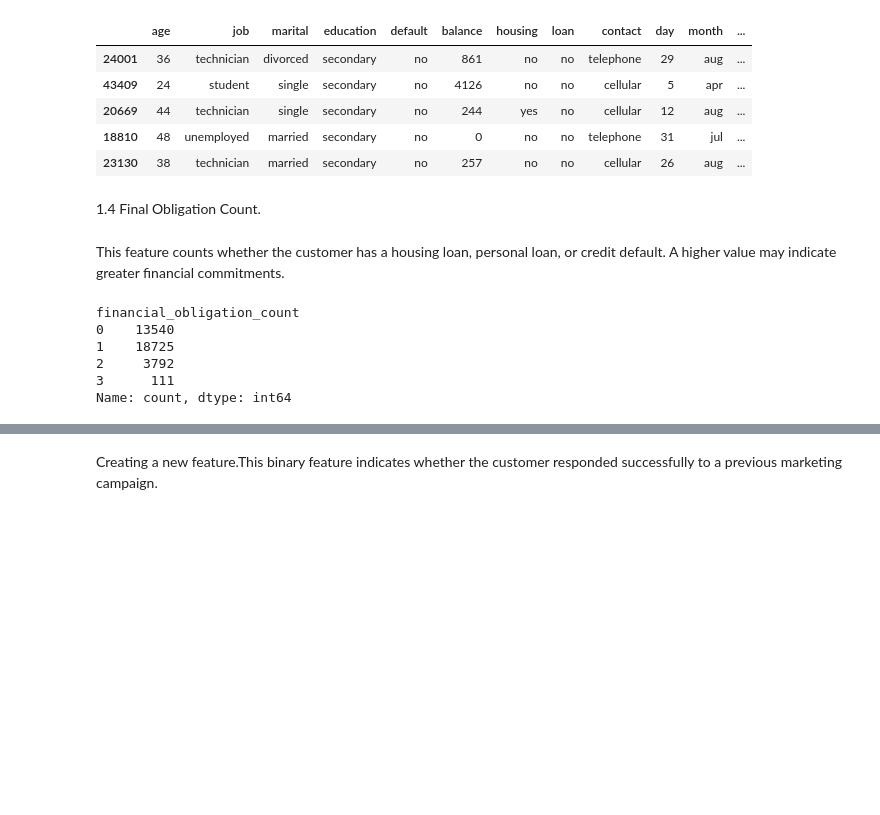
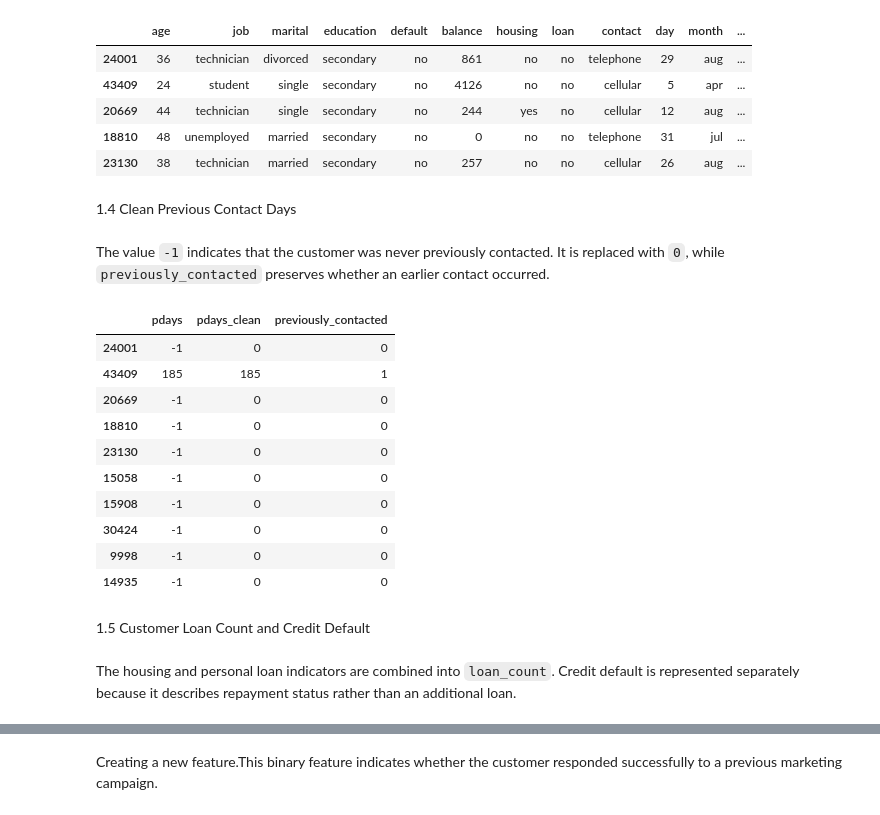
Before and after one commit to IT24102228/IT3091_Assignment_52, a Jupyter notebook: IT24101461_FeatureEngineering.ipynb, the cells around one changed output, grey strips where cells are left out. Saved outputs shown, nothing was run; the diff lists cells and outputs as text; code cells hidden in the pictures; blank space fills up the shorter version.

```diff
--- a/IT24101461_FeatureEngineering.ipynb
+++ b/IT24101461_FeatureEngineering.ipynb
@@ -63,3 +63,9 @@ X_train_fe.head()
 | 20669 | 44 | technician | single | secondary | no | 244 | yes | no | cellular | 12 | aug | ... |
 | 18810 | 48 | unemployed | married | secondary | no | 0 | no | no | telephone | 31 | jul | ... |
 | 23130 | 38 | technician | married | secondary | no | 257 | no | no | cellular | 26 | aug | ... |
+# %% [markdown]
+1.4 Clean Previous Contact Days
+# %% [markdown]
+The value `-1` indicates that the customer was never previously contacted. It is replaced with `0`, while `previously_contacted` preserves whether an earlier contact occurred.
+# %%
+X_train_fe["pdays_clean"] = X_train_fe["pdays"].replace(-1, 0)
@@ -66,4 +74,20 @@ X_train_fe.head()
+# %%
+X_train_fe[
+    ["pdays", "pdays_clean", "previously_contacted"]
+].head(10)
+# %% [output]
+|  | pdays | pdays_clean | previously_contacted |
+| 24001 | -1 | 0 | 0 |
+| 43409 | 185 | 185 | 1 |
+| 20669 | -1 | 0 | 0 |
+| 18810 | -1 | 0 | 0 |
+| 23130 | -1 | 0 | 0 |
+| 15058 | -1 | 0 | 0 |
+| 15908 | -1 | 0 | 0 |
+| 30424 | -1 | 0 | 0 |
+| 9998 | -1 | 0 | 0 |
+| 14935 | -1 | 0 | 0 |
 # %% [markdown]
-1.4 Final Obligation Count.
+1.5 Customer Loan Count and Credit Default
 # %% [markdown]
-This feature counts whether the customer has a housing loan, personal loan, or credit default. A higher value may indicate greater financial commitments.
+The housing and personal loan indicators are combined into `loan_count`. Credit default is represented separately because it describes repayment status rather than an additional loan.
@@ -82,13 +93,0 @@ X_test_fe["financial_obligation_count"] = (
-# %%
-print(
-    X_train_fe["financial_obligation_count"]
-    .value_counts()
-    .sort_index()
-)
-# %% [output]
-financial_obligation_count
-0    13540
-1    18725
-2     3792
-3      111
-Name: count, dtype: int64
```
Also changed, not shown: parts of 42 cells of this notebook.
